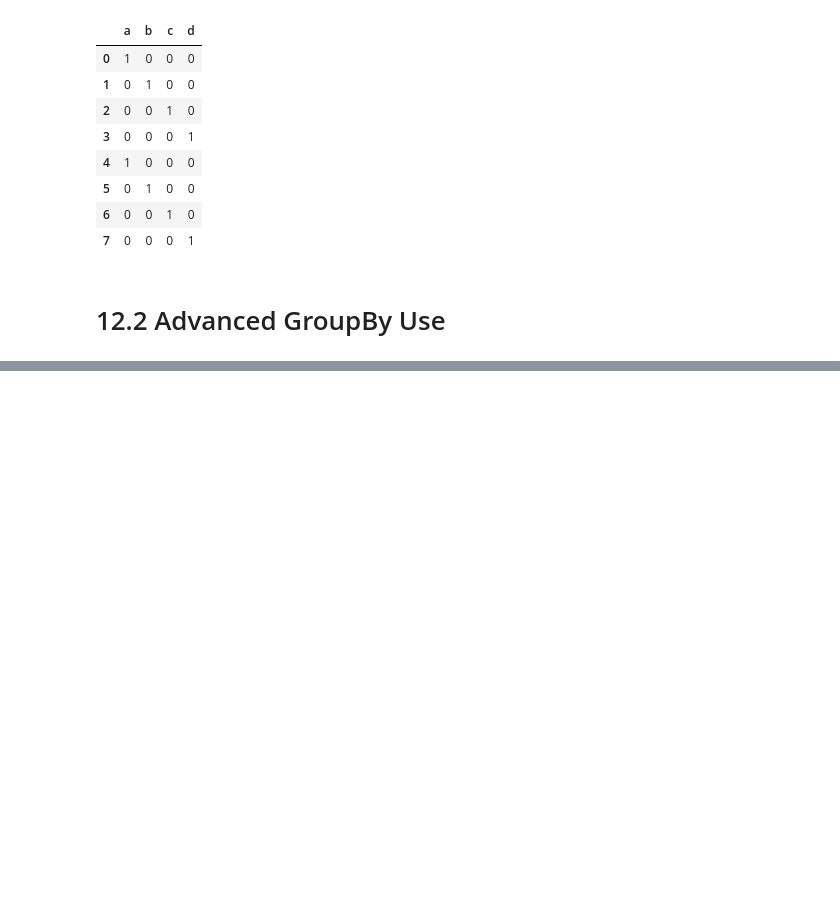
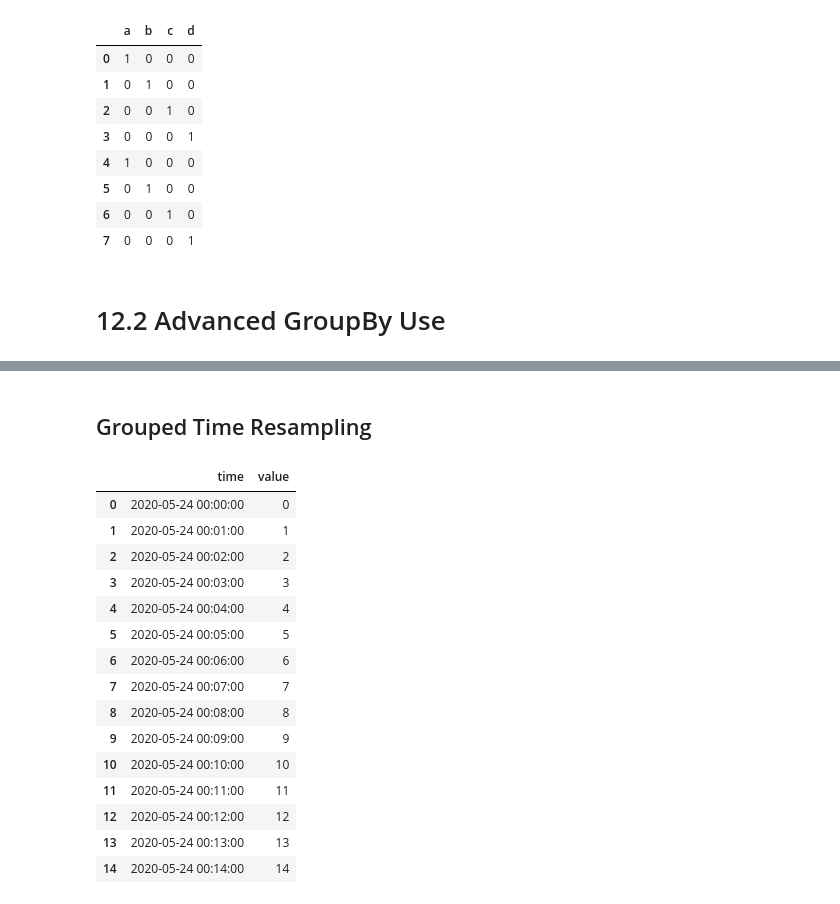
Before and after one commit to DanishHudani/Python-for-Data-Analysis-OReilly, a Jupyter notebook: Python for Data Analysis by Wes McKinney/Coding Samples/Chp12 - Advanced Pandas/Chp12 - Advanced Pandas.ipynb, the cells around one changed output, grey strips where cells are left out. Saved outputs shown, nothing was run; the diff lists cells and outputs as text; code cells hidden in the pictures; blank space fills up the shorter version.

```diff
--- a/Python for Data Analysis by Wes McKinney/Coding Samples/Chp12 - Advanced Pandas/Chp12 - Advanced Pandas.ipynb
+++ b/Python for Data Analysis by Wes McKinney/Coding Samples/Chp12 - Advanced Pandas/Chp12 - Advanced Pandas.ipynb
@@ -382,0 +512,27 @@ pd.get_dummies(s)
+# %% [markdown]
+## Grouped Time Resampling
+# %%
+N = 15
+# %%
+times = pd.date_range('2020-05-24 00:00', freq='1min', periods=N)
+# %%
+df = pd.DataFrame({'time': times, 'value': np.arange(N)})
+# %%
+df
+# %% [output]
+|  | time | value |
+| 0 | 2020-05-24 00:00:00 | 0 |
+| 1 | 2020-05-24 00:01:00 | 1 |
+| 2 | 2020-05-24 00:02:00 | 2 |
+| 3 | 2020-05-24 00:03:00 | 3 |
+| 4 | 2020-05-24 00:04:00 | 4 |
+| 5 | 2020-05-24 00:05:00 | 5 |
+| 6 | 2020-05-24 00:06:00 | 6 |
+| 7 | 2020-05-24 00:07:00 | 7 |
+| 8 | 2020-05-24 00:08:00 | 8 |
+| 9 | 2020-05-24 00:09:00 | 9 |
+| 10 | 2020-05-24 00:10:00 | 10 |
+| 11 | 2020-05-24 00:11:00 | 11 |
+| 12 | 2020-05-24 00:12:00 | 12 |
+| 13 | 2020-05-24 00:13:00 | 13 |
+| 14 | 2020-05-24 00:14:00 | 14 |
```
Also changed, not shown: parts of 18 cells of this notebook.
